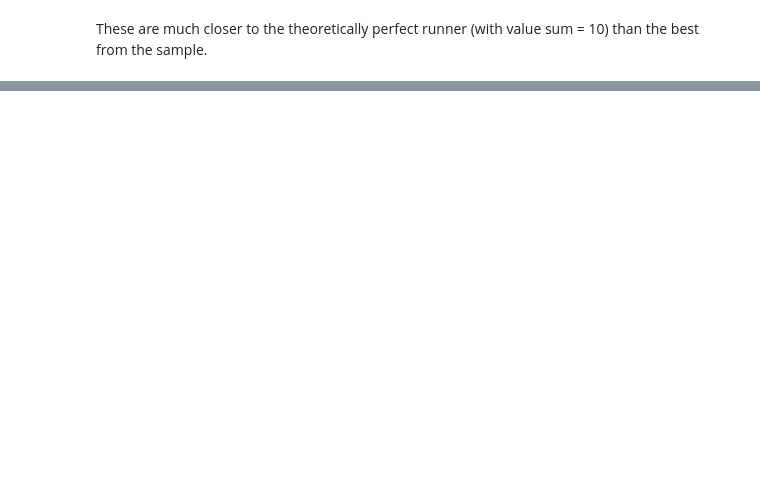
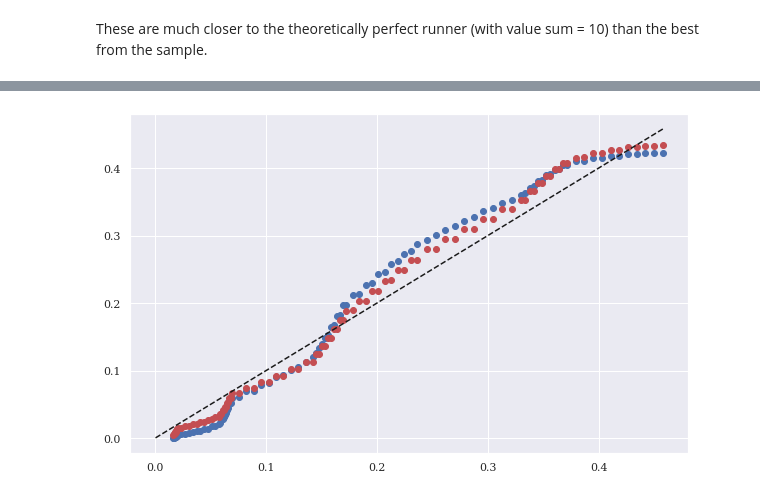
Before and after one commit to tedteske/bounded_lognorm, a Jupyter notebook: bounded_lognorm.ipynb, the cells around one changed output, grey strips where cells are left out. Saved outputs shown, nothing was run; the diff lists cells and outputs as text; code cells hidden in the pictures; blank space fills up the shorter version.

```diff
--- a/bounded_lognorm.ipynb
+++ b/bounded_lognorm.ipynb
@@ -1233,0 +1323,24 @@ The best runner in the sample: 8.5
+# %%
+x = np.linspace(runner_sums.min(), runner_sums.max(), 100)
+
+y = np.histogram(runner_sums, density=True)[0]
+y_BLN = bounded_lognorm.pdf(x, *shapes)
+y_N = norm.pdf(x,runner_sums.mean(),runner_sums.std())
+
+qs = np.linspace(0, 1, 100)
+qn = np.quantile(y, qs)
+qn_BLN = np.quantile(y_BLN,  qs)
+qn_N = np.quantile(y_N,  qs)
+
+plt.plot(qn, qn_BLN, ls="", marker="o", color='b')
+plt.plot(qn, qn_N, ls="", marker="o", color='r')
+
+gmin = min(qn.min(), qn_BLN.min(), qn_N.min())
+gmax = max(qn.max(), qn_BLN.max(), qn_N.max())
+
+x_line = np.linspace(gmin, gmax)
+plt.plot(x_line, x_line, color="k", ls="--")
+
+plt.show()
+# %% [output]
+[figure, added]
```
Also changed, not shown: parts of 32 cells of this notebook.
